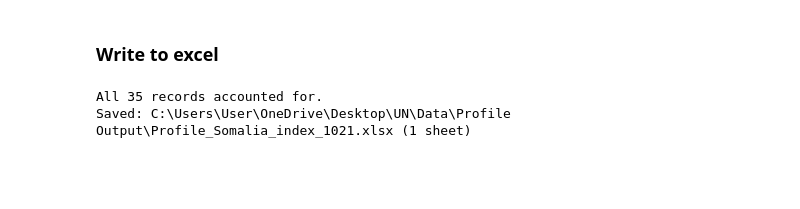
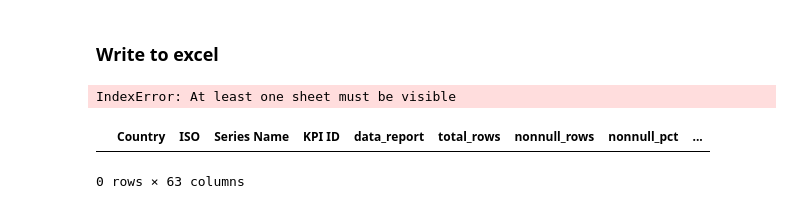
Before and after one commit to apanlili/un, a Jupyter notebook: Data Quality/Metadata Automation.ipynb, the cells around one changed output. Saved outputs shown, nothing was run; the diff lists cells and outputs as text; code cells hidden in the pictures; blank space fills up the shorter version.

```diff
--- a/Data Quality/Metadata Automation.ipynb
+++ b/Data Quality/Metadata Automation.ipynb
@@ -1391,16 +1527,16 @@ static_tables = {
 }
 
 #country_list = metadata_automated_escwa['Country'].unique().tolist()
-country_list = ['Somalia, Fed. Rep.']
+country_iso_list = ['SOM']
 
 
 file_name = f"Profile_Somalia_{index_title}.xlsx"
 
-output_path = Path('C:/Users/User/OneDrive/Desktop/UN/Data/Profile Output') / file_name
+output_path = Path('C:/Users/alfon/Desktop/UN/Data/Profile Output') / file_name
 
 write_country_sheets_to_excel(
     metadata_automated_escwa.rename(columns=col_renames),
-    country_list,
+    country_iso_list,
     quality_cols,
     static_tables,
     output_path=output_path,
@@ -1408,5 +1544,9 @@ write_country_sheets_to_excel(
     title=title,
 )
 # %% [output]
-All 35 records accounted for.
-Saved: C:\Users\User\OneDrive\Desktop\UN\Data\Profile Output\Profile_Somalia_index_1021.xlsx (1 sheet)
+IndexError: At least one sheet must be visible
+# %%
+metadata_automated[metadata_automated['ISO']=='SOM']
+# %% [output]
+|  | Country | ISO | Series Name | KPI ID | data_report | total_rows | nonnull_rows | nonnull_pct | ... |
+0 rows × 63 columns
```
Also changed, not shown: parts of 20 cells of this notebook, 5 other files.
